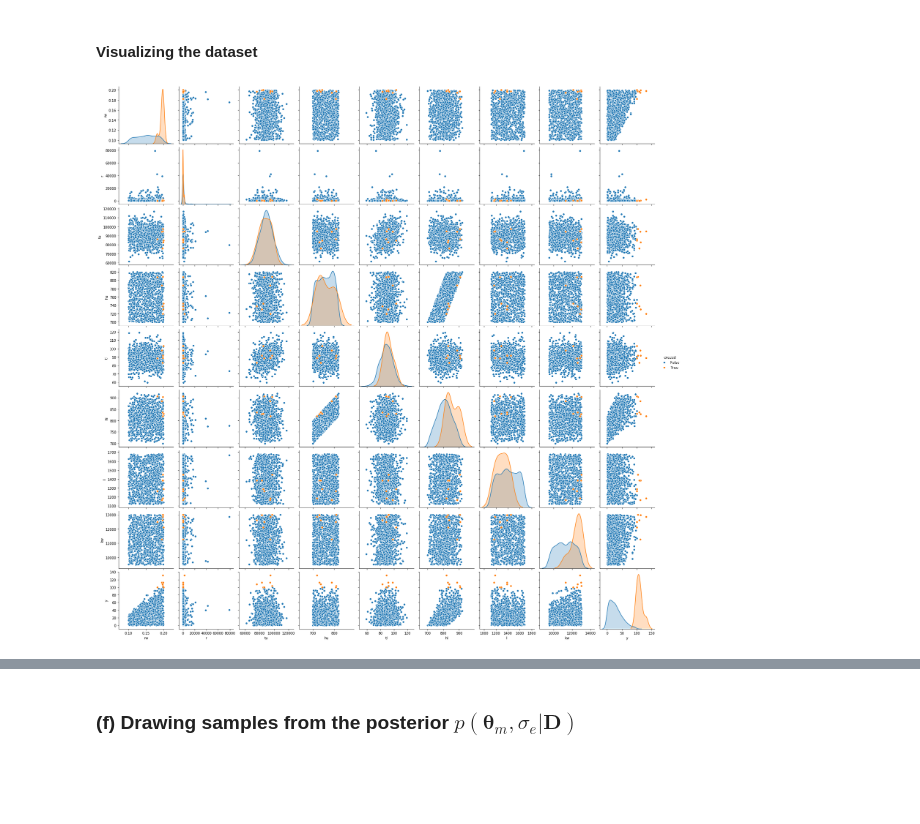
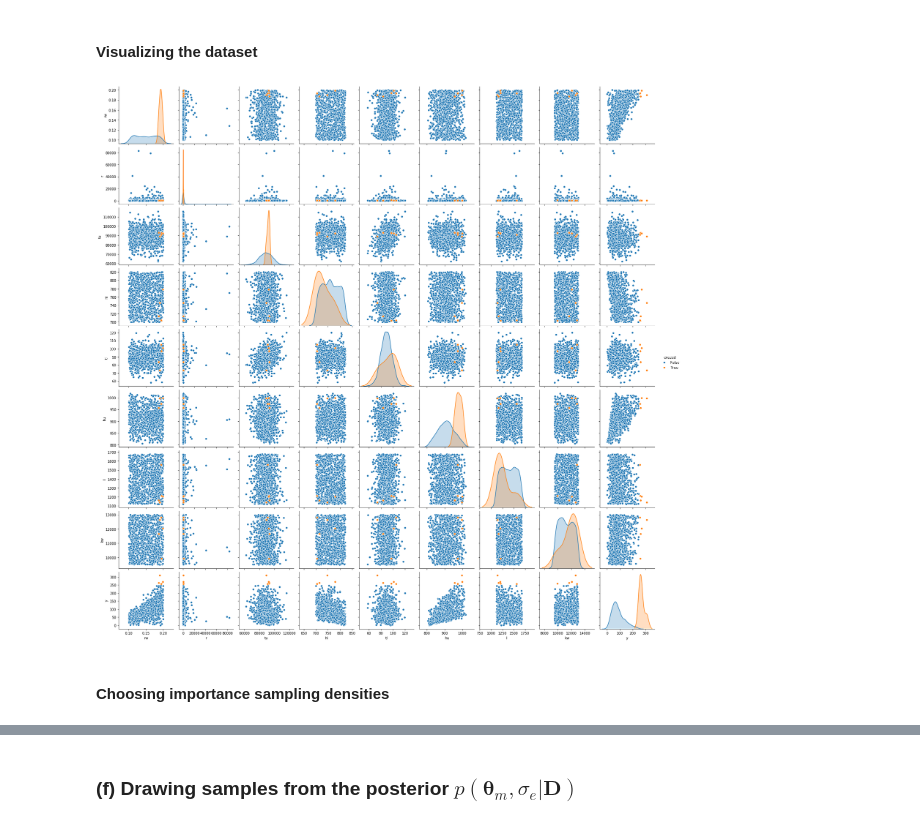
Before and after one commit to bsaakash/aakash_simcenter, a Jupyter notebook: Question3.ipynb, the cells around one changed output, grey strips where cells are left out. Drawn from its saved outputs; the diff is of its cells as text; code cells hidden in the pictures; blank space fills up the shorter version.

Commit message:
Wrote code for importance sampling.

```diff
--- a/Question3.ipynb
+++ b/Question3.ipynb
@@ -48,7 +48,8 @@ r = lognorm(s=2, scale=np.exp(5))
 tu = gaussian(loc=89000, scale=8900)
 hl = uniform(loc=700, scale=(820-700))
 tl = gaussian(loc=89, scale=8.9)
-hu = uniform(loc=0, scale=(200-100))
+# hu = uniform(loc=100, scale=(200-100))
+hu = triang(c=0.5, loc=800, scale=220)
 l = uniform(loc=1120, scale=(1680-1120))
 kw = uniform(loc=9500, scale=(13000-9500))
 
@@ -68,7 +69,7 @@ tu_tl = mvn(mean=mean, cov=cov)
 #### Plotting the pdfs of the parameters
 # %%
 # Variables used for defining the plots
-par_names = ["rw", "r", "tu", "hu", "tl", "hl", "l", "kw"]
+par_names = ["rw", "r", "tu", "hl", "tl", "hu", "l", "kw"]
 labels = ["rw ~ Uniform(0.1, 0.2)", "r ~ Lognormal(5, 2)",
           "tu ~ Gaussian(89000, 8900)", "hl ~ Uniform(700, 820)",
           "tl ~ Gaussian(89, 8.9)", "hu ~ Uniform(hl+100, hl+200)",
@@ -84,10 +85,10 @@ f, axs = plt.subplots(nrow, ncol, figsize=figsize, constrained_layout=True)
 for i, ax in enumerate(axs.flatten()):
     if i < len(dists):
         if i == 5:
-            ax.plot([650, 700, 810, 920, 970], [0, 0, 1/(0.5*220), 0, 0], 'b-', label=labels[i])
+            ax.plot([750, 800, 910, 1020, 1070], [0, 0, 1/(0.5*220), 0, 0], 'r-', label=labels[i])
         else:
             x = np.linspace(lower[i], upper[i], 300)
-            ax.plot(x, dists[i].pdf(x), 'b-', label=labels[i])
+            ax.plot(x, dists[i].pdf(x), 'r-', label=labels[i])
         ax.set_xlabel(par_names[i])
         ax.legend()
     if i == len(dists):
@@ -95,7 +96,7 @@ for i, ax in enumerate(axs.flatten()):
         yv = np.linspace(70, 108, 300)
         x, y = np.meshgrid(xv, yv)
         pos = np.stack((x, y), axis=-1)
-        ax.contour(x, y, tu_tl.pdf(pos))
+        ax.contour(x, y, tu_tl.pdf(pos), colors='r')
         ax.set_xlabel("tu")
         ax.set_ylabel("tl")
 plt.show()
@@ -124,7 +125,6 @@ mvn_samples = tu_tl.rvs(nsamples)
 
 samples[2] = mvn_samples[:, 0]
 samples[4] = mvn_samples[:, 1]
-samples[5] = samples[3] + samples[5]
 # %% [markdown]
 #### Plotting the samples
 # %%
@@ -220,10 +221,13 @@ plt.show()
 #### Visualizing the dataset
 # %%
 s = np.array(samples).T
-df = pd.DataFrame(s, columns=["rw", "r", "tu", "hu", "tl", "hl", "l", "kw"])
+df = pd.DataFrame(s, columns=["rw", "r", "tu", "hl", "tl", "hu", "l", "kw"])
 df["y"] = y
-df["exceed"] = y >= 100
-df.head()
+thresh = 250
+df["exceed"] = y >= thresh
+df_exceed = df[df["exceed"]]
 g = sns.pairplot(df, corner=False, diag_kind="kde", hue="exceed")
 # %% [output]
-[figure, old version]
+[figure, new version]
+# %% [markdown]
+#### Choosing importance sampling densities
```
Also changed, not shown: parts of 18 cells of this notebook.
